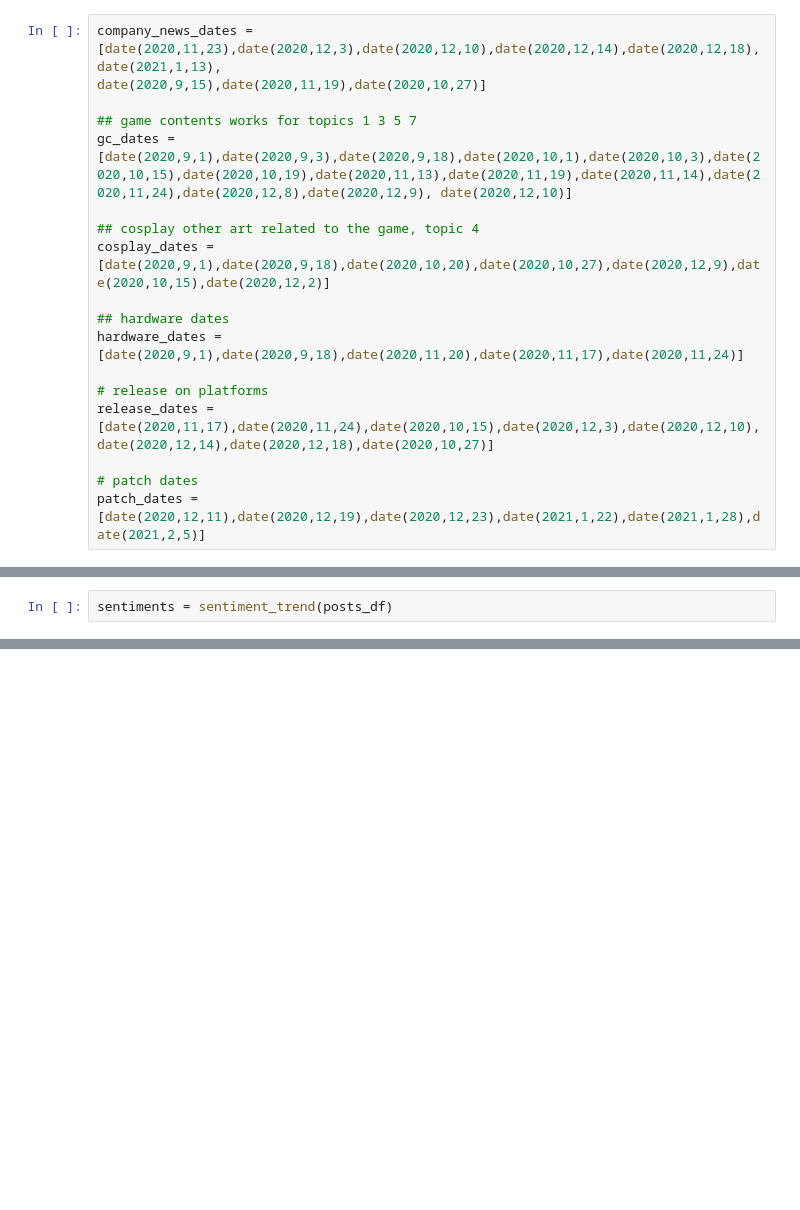
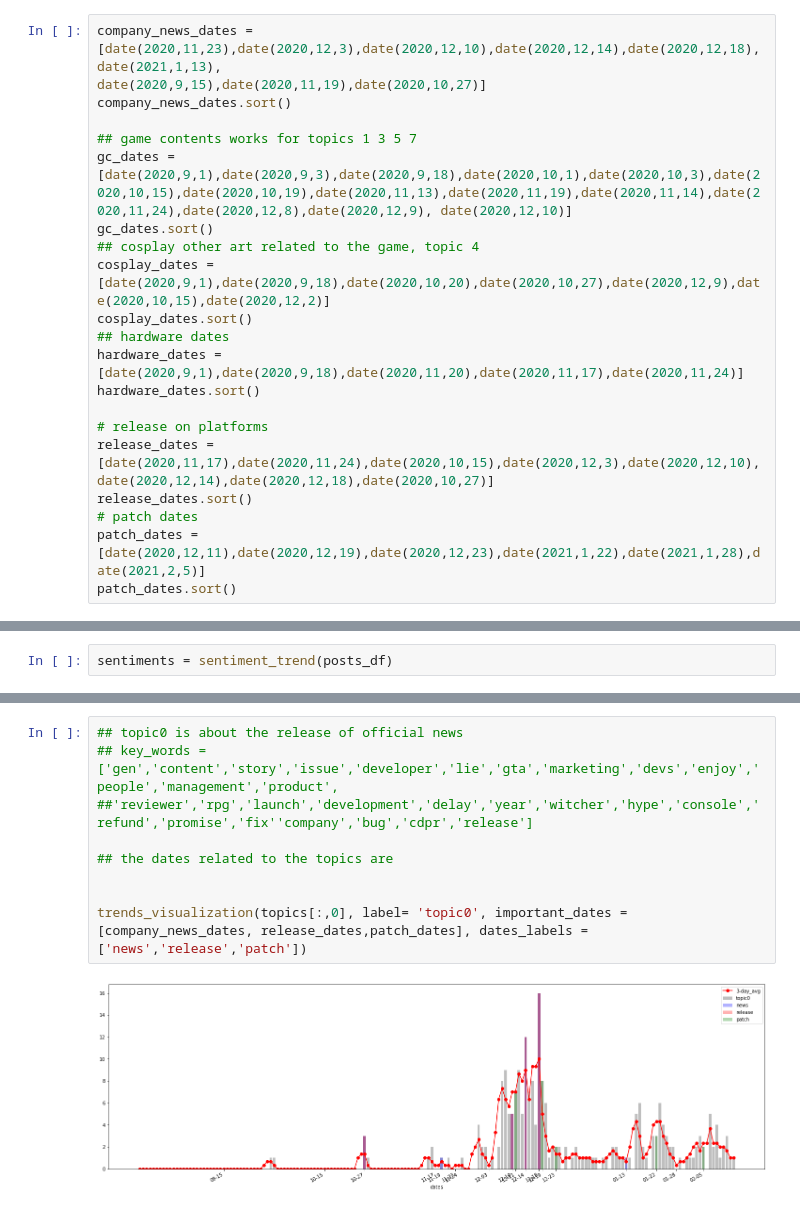
Before and after one commit to Bingjin0076/Cyberpunk-2077_reddit_posts_analysis, a Jupyter notebook: exploration/trends.ipynb, the cells around one changed output, grey strips where cells are left out. Cells and saved outputs as stored; diff of their text form; blank space fills up the shorter version.

```diff
--- a/exploration/trends.ipynb
+++ b/exploration/trends.ipynb
@@ -188,21 +188,24 @@ big_dates.sort()
 # %%
 company_news_dates = [date(2020,11,23),date(2020,12,3),date(2020,12,10),date(2020,12,14),date(2020,12,18),date(2021,1,13),
 date(2020,9,15),date(2020,11,19),date(2020,10,27)]
+company_news_dates.sort()
 
 ## game contents works for topics 1 3 5 7
 gc_dates = [date(2020,9,1),date(2020,9,3),date(2020,9,18),date(2020,10,1),date(2020,10,3),date(2020,10,15),date(2020,10,19),date(2020,11,13),date(2020,11,19),date(2020,11,14),date(2020,11,24),date(2020,12,8),date(2020,12,9), date(2020,12,10)]
-
+gc_dates.sort()
 ## cosplay other art related to the game, topic 4
 cosplay_dates = [date(2020,9,1),date(2020,9,18),date(2020,10,20),date(2020,10,27),date(2020,12,9),date(2020,10,15),date(2020,12,2)]
-
+cosplay_dates.sort()
 ## hardware dates
 hardware_dates = [date(2020,9,1),date(2020,9,18),date(2020,11,20),date(2020,11,17),date(2020,11,24)]
+hardware_dates.sort()
 
 # release on platforms
 release_dates = [date(2020,11,17),date(2020,11,24),date(2020,10,15),date(2020,12,3),date(2020,12,10),date(2020,12,14),date(2020,12,18),date(2020,10,27)]
-
+release_dates.sort()
 # patch dates
 patch_dates = [date(2020,12,11),date(2020,12,19),date(2020,12,23),date(2021,1,22),date(2021,1,28),date(2021,2,5)]
+patch_dates.sort()
 # %%
 ## here the parameter method can be 'prob' or ''.
 # 'prob' means the topic for a document is computed by its topic distribution
@@ -367,0 +298,11 @@ trends_visualization(sentiments[:,6],label = 'release', important_dates= release
+# %%
+## topic0 is about the release of official news
+## key_words = ['gen','content','story','issue','developer','lie','gta','marketing','devs','enjoy','people','management','product',
+##'reviewer','rpg','launch','development','delay','year','witcher','hype','console','refund','promise','fix''company','bug','cdpr','release']
+
+## the dates related to the topics are
+
+
+trends_visualization(topics[:,0], label= 'topic0', important_dates = [company_news_dates, release_dates,patch_dates], dates_labels = ['news','release','patch'])
+# %% [output]
+[figure, added]
```
Also changed, not shown: parts of 44 cells of this notebook, 2 other files.
